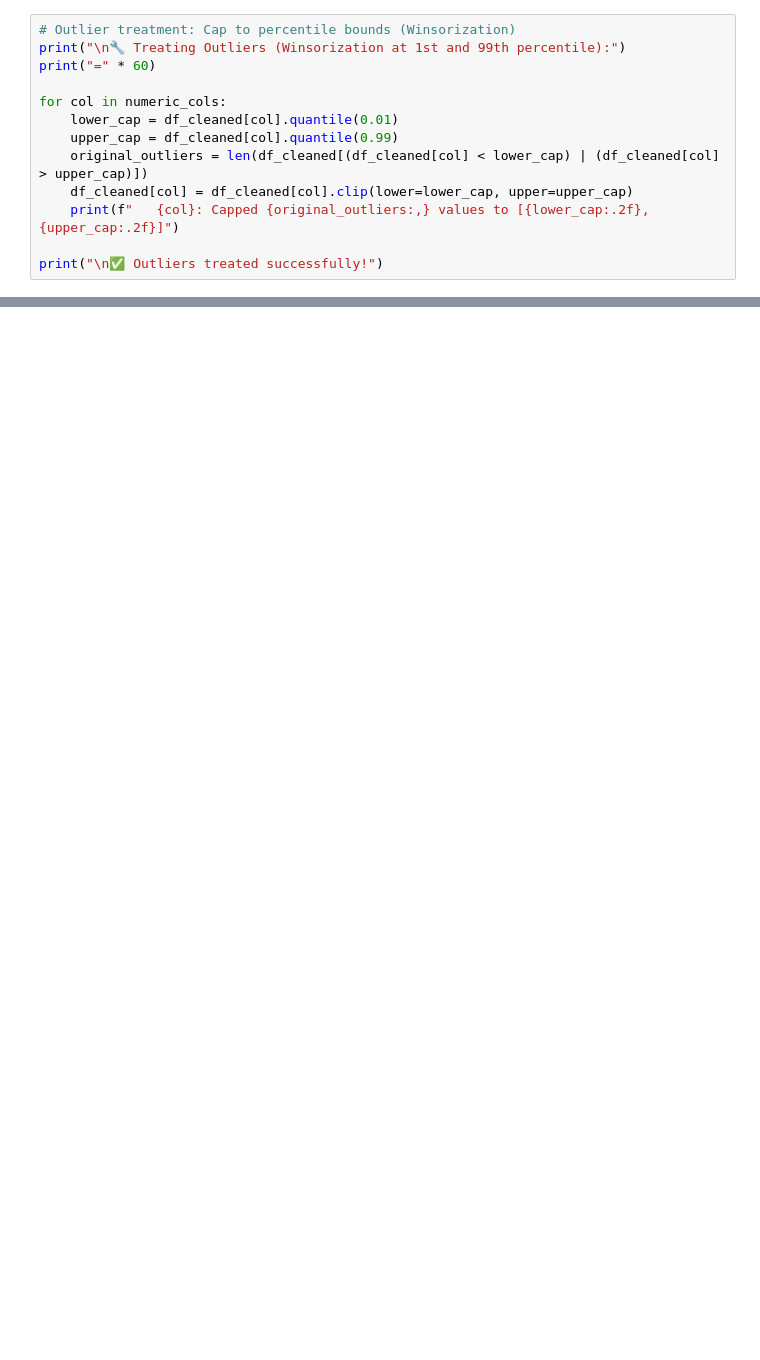
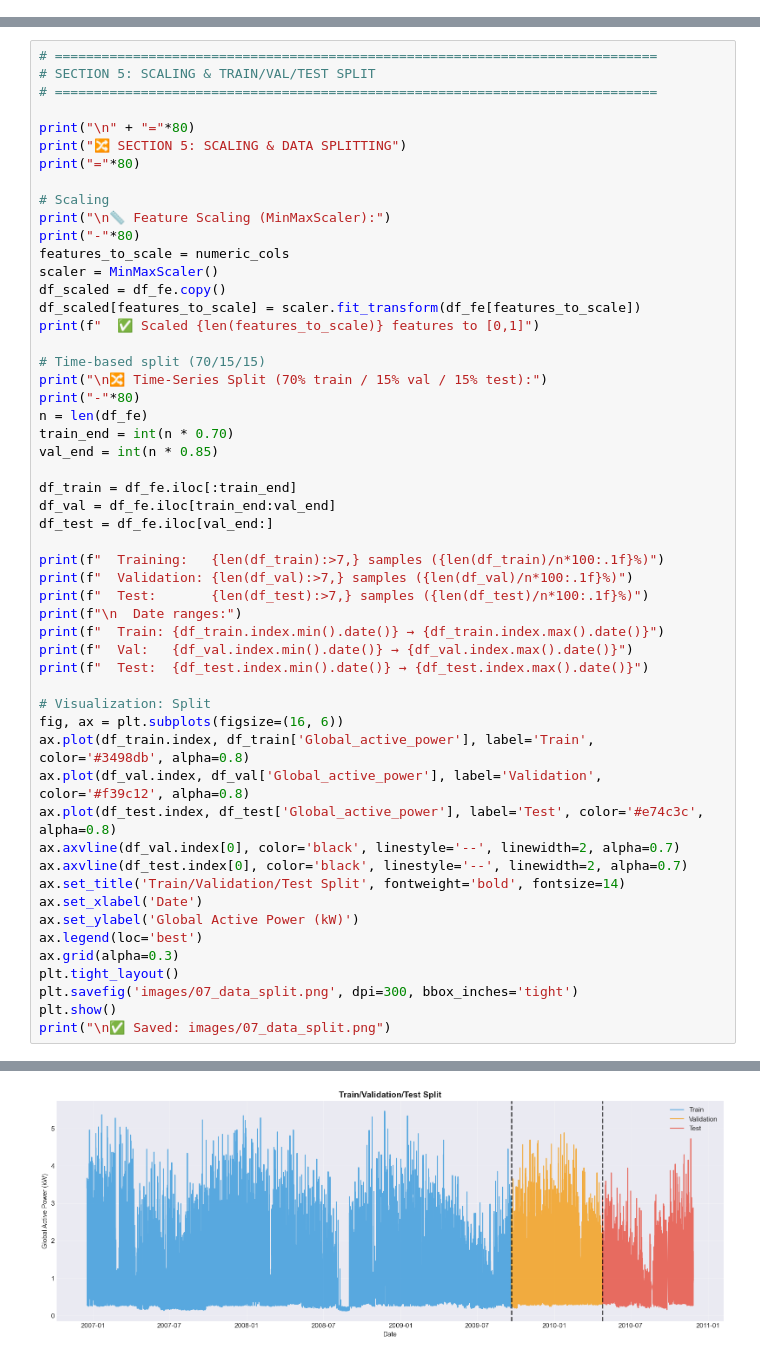
Before and after one commit to springboardmentor1361k/Smart-Energy-Consumption-Analysis-and-Prediction-using-Machine-Learning-with-Device-Level-Insights-, a Jupyter notebook: Milestone 1/milestone1.ipynb, the cells around one changed output, grey strips where cells are left out. Cells and saved outputs as stored; diff of their text form; blank space fills up the shorter version.

```diff
--- a/Milestone 1/milestone1.ipynb
+++ b/Milestone 1/milestone1.ipynb
@@ -488,13 +0,0 @@ print("✅ Image saved: images/03_outlier_detection.png")
-# %%
-# Outlier treatment: Cap to percentile bounds (Winsorization)
-print("\n🔧 Treating Outliers (Winsorization at 1st and 99th percentile):")
-print("=" * 60)
-
-for col in numeric_cols:
-    lower_cap = df_cleaned[col].quantile(0.01)
-    upper_cap = df_cleaned[col].quantile(0.99)
-    original_outliers = len(df_cleaned[(df_cleaned[col] < lower_cap) | (df_cleaned[col] > upper_cap)])
-    df_cleaned[col] = df_cleaned[col].clip(lower=lower_cap, upper=upper_cap)
-    print(f"   {col}: Capped {original_outliers:,} values to [{lower_cap:.2f}, {upper_cap:.2f}]")
-
-print("\n✅ Outliers treated successfully!")
@@ -871,0 +541,54 @@ print(f"✅ Processed hourly data saved to {output_path}")
+# %%
+# =============================================================================
+# SECTION 5: SCALING & TRAIN/VAL/TEST SPLIT
+# =============================================================================
+
+print("\n" + "="*80)
+print("🔀 SECTION 5: SCALING & DATA SPLITTING")
+print("="*80)
+
+# Scaling
+print("\n📏 Feature Scaling (MinMaxScaler):")
+print("-"*80)
+features_to_scale = numeric_cols
+scaler = MinMaxScaler()
+df_scaled = df_fe.copy()
+df_scaled[features_to_scale] = scaler.fit_transform(df_fe[features_to_scale])
+print(f"  ✅ Scaled {len(features_to_scale)} features to [0,1]")
+
+# Time-based split (70/15/15)
+print("\n🔀 Time-Series Split (70% train / 15% val / 15% test):")
+print("-"*80)
+n = len(df_fe)
+train_end = int(n * 0.70)
+val_end = int(n * 0.85)
+
+df_train = df_fe.iloc[:train_end]
+df_val = df_fe.iloc[train_end:val_end]
+df_test = df_fe.iloc[val_end:]
+
+print(f"  Training:   {len(df_train):>7,} samples ({len(df_train)/n*100:.1f}%)")
+print(f"  Validation: {len(df_val):>7,} samples ({len(df_val)/n*100:.1f}%)")
+print(f"  Test:       {len(df_test):>7,} samples ({len(df_test)/n*100:.1f}%)")
+print(f"\n  Date ranges:")
+print(f"  Train: {df_train.index.min().date()} → {df_train.index.max().date()}")
+print(f"  Val:   {df_val.index.min().date()} → {df_val.index.max().date()}")
+print(f"  Test:  {df_test.index.min().date()} → {df_test.index.max().date()}")
+
+# Visualization: Split
+fig, ax = plt.subplots(figsize=(16, 6))
+ax.plot(df_train.index, df_train['Global_active_power'], label='Train', color='#3498db', alpha=0.8)
+ax.plot(df_val.index, df_val['Global_active_power'], label='Validation', color='#f39c12', alpha=0.8)
+ax.plot(df_test.index, df_test['Global_active_power'], label='Test', color='#e74c3c', alpha=0.8)
+ax.axvline(df_val.index[0], color='black', linestyle='--', linewidth=2, alpha=0.7)
+ax.axvline(df_test.index[0], color='black', linestyle='--', linewidth=2, alpha=0.7)
+ax.set_title('Train/Validation/Test Split', fontweight='bold', fontsize=14)
+ax.set_xlabel('Date')
+ax.set_ylabel('Global Active Power (kW)')
+ax.legend(loc='best')
+ax.grid(alpha=0.3)
+plt.tight_layout()
+plt.savefig('images/07_data_split.png', dpi=300, bbox_inches='tight')
+plt.show()
+print("\n✅ Saved: images/07_data_split.png")
+# %% [output]
@@ -871,0 +613 @@ print(f"✅ Processed hourly data saved to {output_path}")
+[figure, added]
```
Also changed, not shown: parts of 49 cells of this notebook, 13 other files.
